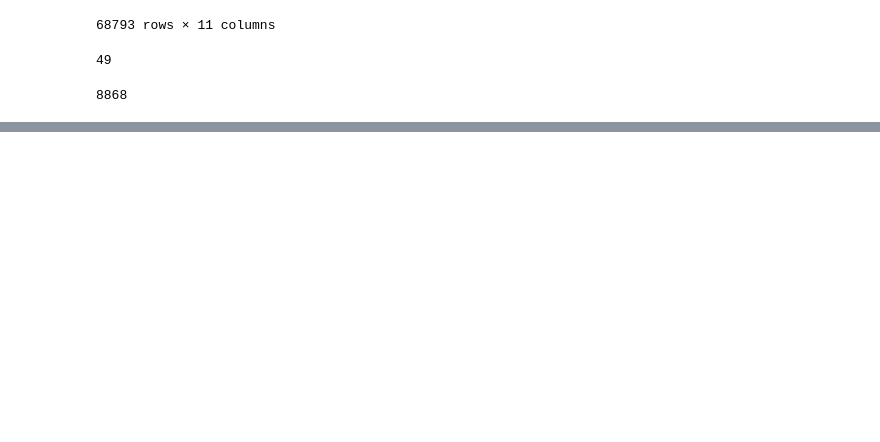
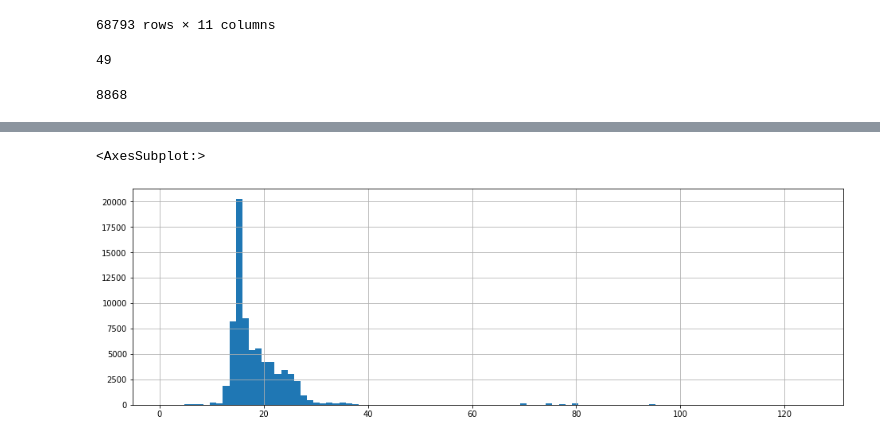
Before and after one commit to mdnam2410/dv-final, a Jupyter notebook: Merge_final_data.ipynb, the cells around one changed output, grey strips where cells are left out. Drawn from its saved outputs; the diff is of its cells as text; code cells hidden in the pictures; blank space fills up the shorter version.

```diff
--- a/Merge_final_data.ipynb
+++ b/Merge_final_data.ipynb
@@ -114,0 +109,3 @@ SyntaxError: invalid syntax (Temp/ipykernel_12404/2279459418.py, line 1)
+# %%
+final_df = merged_df[(merged_df['province'].notna()) & (merged_df['point'].notna())]
+final_df
@@ -114,0 +126,5 @@ SyntaxError: invalid syntax (Temp/ipykernel_12404/2279459418.py, line 1)
+# %%
+final_df = final_df[final_df['year'] > 2015].sort_values(by='year', axis=0)
+# %%
+final_df.loc[:, 'subject_group'] = final_df['subject_group'].str.split('; ')
+final_df
@@ -114,0 +145,3 @@ SyntaxError: invalid syntax (Temp/ipykernel_12404/2279459418.py, line 1)
+# %%
+final_df = final_df.explode('subject_group')
+final_df
@@ -114,0 +177,8 @@ SyntaxError: invalid syntax (Temp/ipykernel_12404/2279459418.py, line 1)
+# %%
+import matplotlib.pyplot as plt
+
+plt.figure(figsize=(16,5))
+final_df['point'].hist(bins=100)
+# %% [output]
+<AxesSubplot:>
+[figure, added]
```
Also changed, not shown: parts of 17 cells of this notebook, 1 other file.
